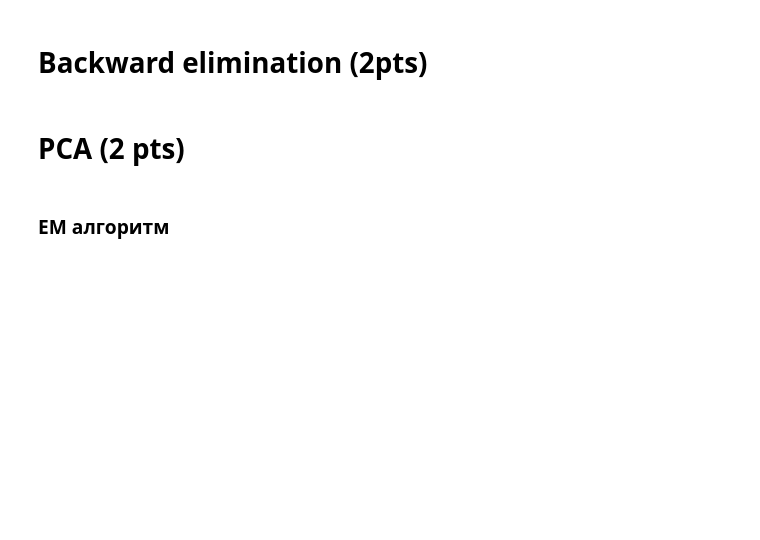
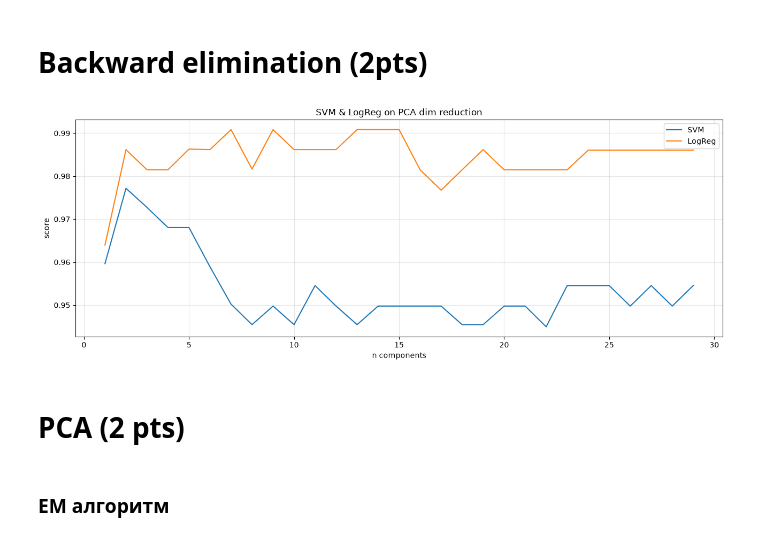
Before and after one commit to Xsemka/ml_lessons, a Jupyter notebook: task_dim_reduction_practice.ipynb, the cells around one changed output. Cells and saved outputs as stored; diff of their text form; code cells hidden in the pictures; blank space fills up the shorter version.

```diff
--- a/task_dim_reduction_practice.ipynb
+++ b/task_dim_reduction_practice.ipynb
@@ -41,3 +117,42 @@ x_selected = x[np.where(lasso_model.coef_ != 0)[0]]
+# %%
+x = scaler.fit_transform(dataset.data)
+y = dataset.target
+
+svm_score = []
+logreg_score = []
+
+for n in range(1, x.shape[1]):
+    selector_model = LogisticRegression()
+    fs = SequentialFeatureSelector(selector_model, direction="backward", n_features_to_select=n)
+    x_selected = fs.fit_transform(x, y)
+    x_train, x_test, y_train, y_test = train_test_split(x_selected, y, train_size=0.7, random_state=42)
+
+    svm = SVC(C=1e-1, kernel="rbf", degree=3).fit(x_train, y_train)
+    logreg = LogisticRegression().fit(x_train, y_train)
+
+    svm_pred = svm.predict(x_test)
+    logreg_pred = logreg.predict(x_test)
+
+    svm_f1 = f1_score(y_test, svm_pred)
+    logreg_f1 = f1_score(y_test, logreg_pred)
+
+    svm_score.append(svm_f1)
+    logreg_score.append(logreg_f1)
+
+figure, axis = plt.subplots(1, 1, figsize=(13, 5))
+
+axis.plot(list(range(1, x.shape[1])), svm_score, label = "SVM")
+axis.plot(list(range(1, x.shape[1])), logreg_score, label = "LogReg")
+axis.set_title("SVM & LogReg on PCA dim reduction")
+axis.set_xlabel("n components")
+axis.set_ylabel("score")
+axis.grid(True, alpha=0.3)
+axis.legend()
+
+figure.tight_layout()
+plt.show()
+# %% [output]
+[figure, added]
 # %% [markdown]
 # PCA (2 pts)
 # %% [markdown]
```
Also changed, not shown: parts of 10 cells of this notebook, 6 other files.
